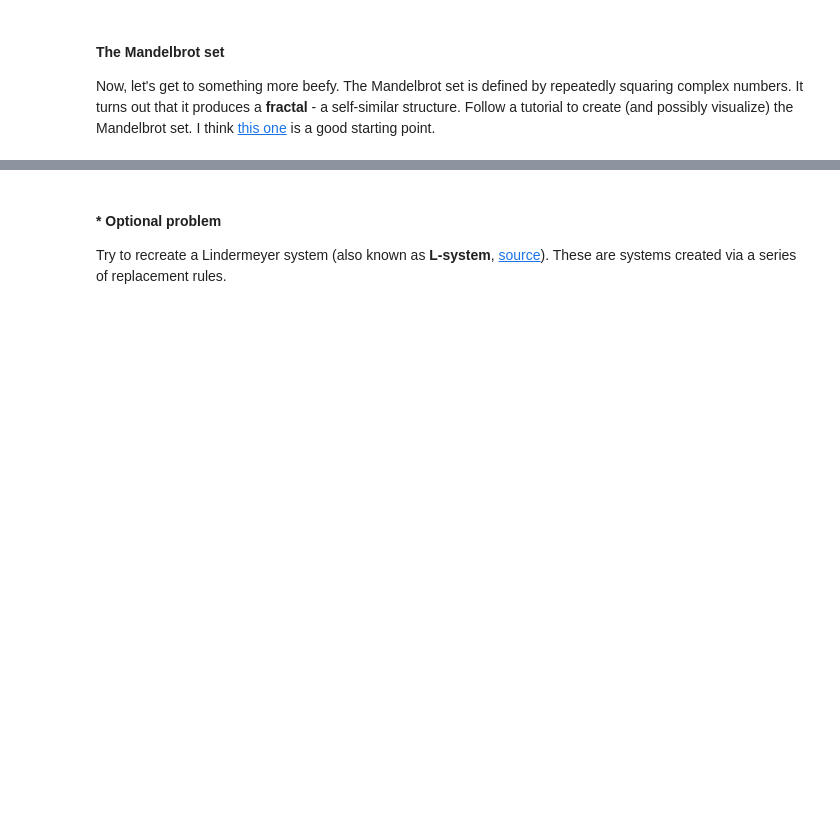
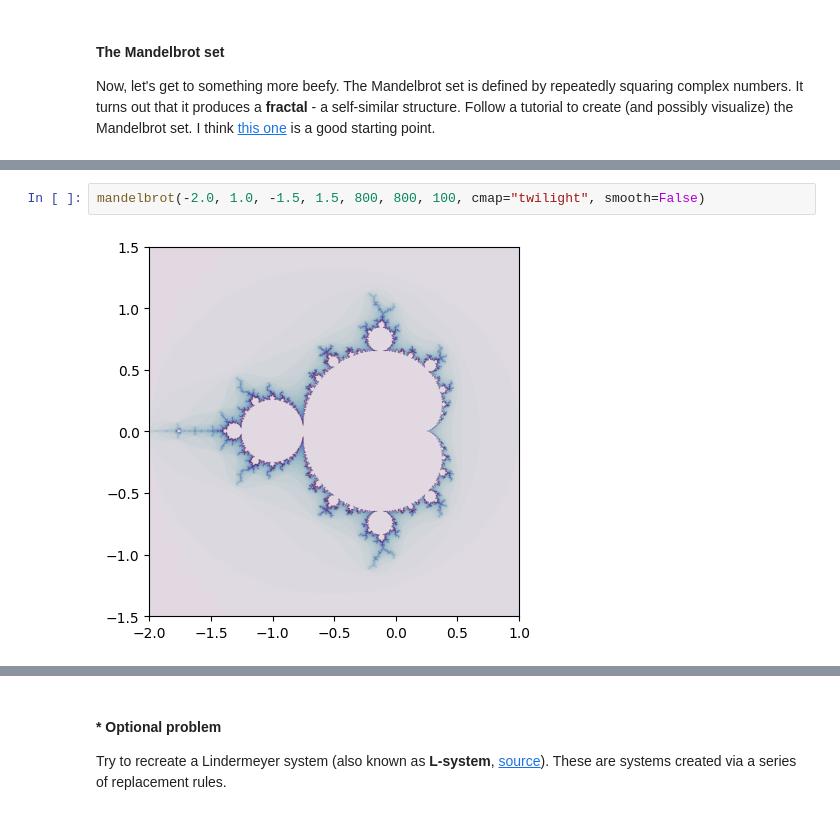
Before and after one commit to KingTheSim/ai_and_machine_learning_softuni_course_repo, a Jupyter notebook: math_concepts_for_developers/04.Basic-Algebra-Exercise/Basic Algebra Exercise.ipynb, the cells around one changed output, grey strips where cells are left out. Cells and saved outputs as stored; diff of their text form; blank space fills up the shorter version.

```diff
--- a/math_concepts_for_developers/04.Basic-Algebra-Exercise/Basic Algebra Exercise.ipynb
+++ b/math_concepts_for_developers/04.Basic-Algebra-Exercise/Basic Algebra Exercise.ipynb
@@ -519,0 +552,4 @@ Now, let's get to something more beefy. The Mandelbrot set is defined by repeate
+# %%
+mandelbrot(-2.0, 1.0, -1.5, 1.5, 800, 800, 100, cmap="twilight", smooth=False)
+# %% [output]
+[figure, added]
```
Also changed, not shown: parts of 15 cells of this notebook, 1 other file.
